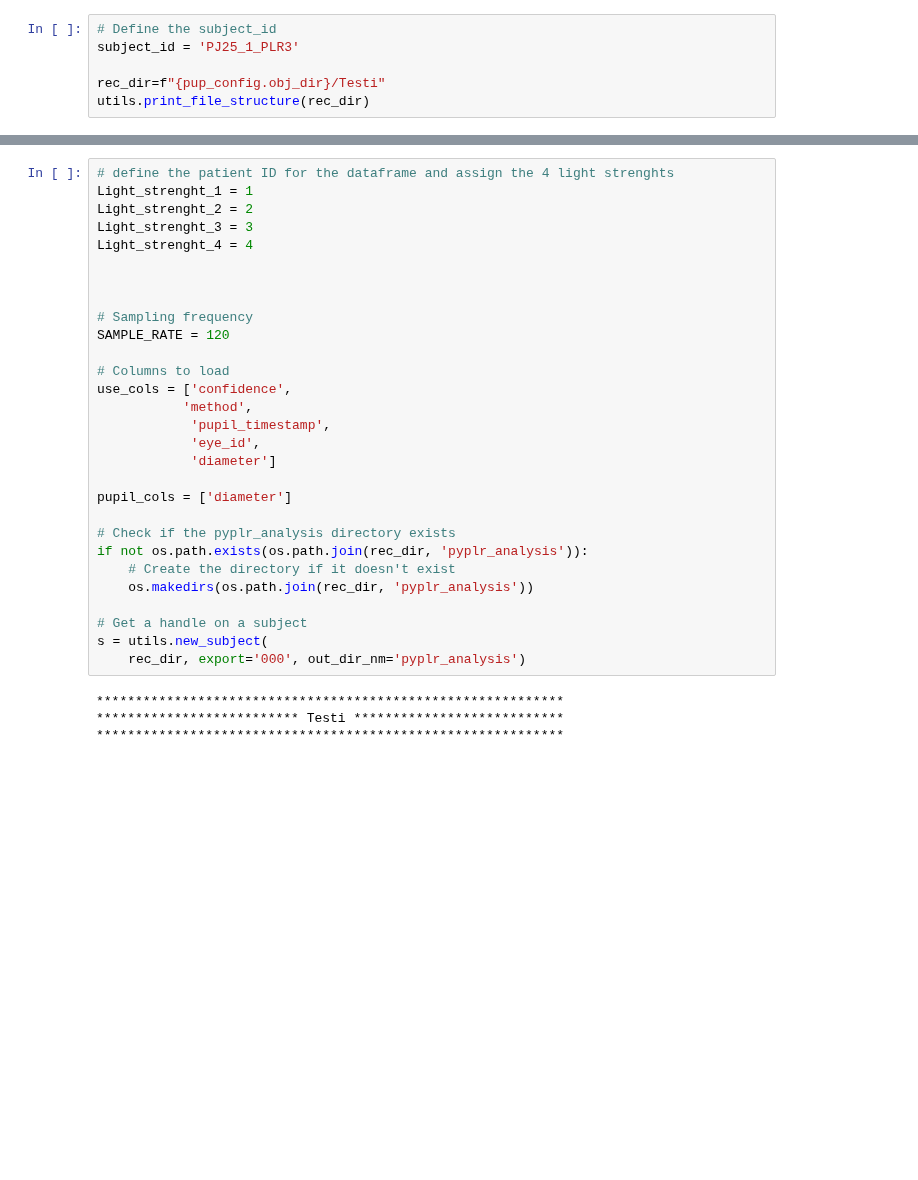
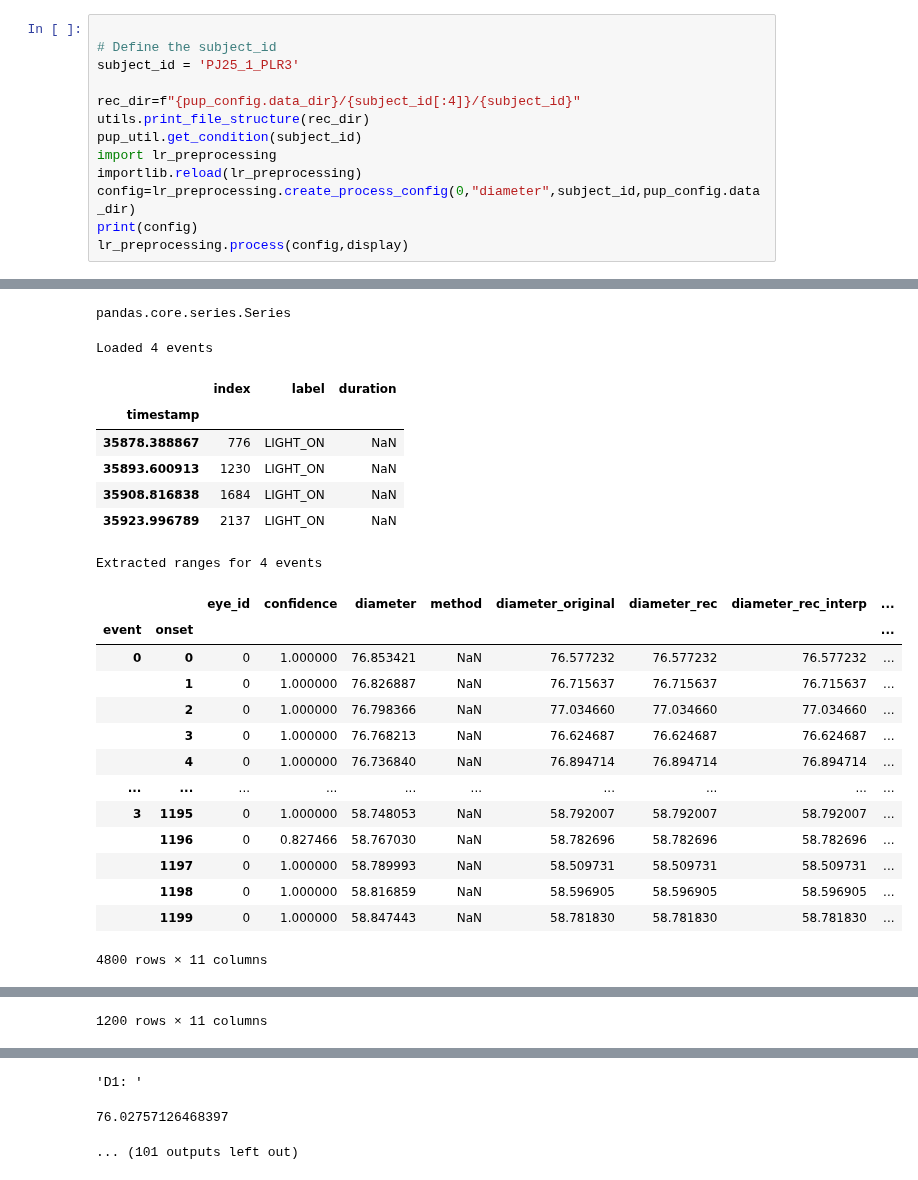
Before and after one commit to KathaMei/Pupille, a Jupyter notebook: Lichtreflex/PLR-Skript-Analysis.ipynb, the cells around one changed output, grey strips where cells are left out. Saved outputs shown, nothing was run; the diff lists cells and outputs as text; blank space fills up the shorter version.

Commit message:
Lichtreflext: paramteric processing and batching

```diff
--- a/Lichtreflex/PLR-Skript-Analysis.ipynb
+++ b/Lichtreflex/PLR-Skript-Analysis.ipynb
@@ -24,7 +30,14 @@ importlib.reload(pup_config)
 # %%
+
 # Define the subject_id
 subject_id = 'PJ25_1_PLR3'
 
-rec_dir=f"{pup_config.obj_dir}/Testi"
+rec_dir=f"{pup_config.data_dir}/{subject_id[:4]}/{subject_id}"
 utils.print_file_structure(rec_dir)
+pup_util.get_condition(subject_id)
+import lr_preprocessing
+importlib.reload(lr_preprocessing)
+config=lr_preprocessing.create_process_config(0,"diameter",subject_id,pup_config.data_dir)
+print(config)
+lr_preprocessing.process(config,display)
 # %% [output]
@@ -35,0 +61,23 @@ Testi/
+pandas.core.series.Series
+Loaded 4 events
+|  | index | label | duration |
+| timestamp |  |  |  |
+| 35878.388867 | 776 | LIGHT_ON | NaN |
+| 35893.600913 | 1230 | LIGHT_ON | NaN |
+| 35908.816838 | 1684 | LIGHT_ON | NaN |
+| 35923.996789 | 2137 | LIGHT_ON | NaN |
+Extracted ranges for 4 events
+|  |  | eye_id | confidence | diameter | method | diameter_original | diameter_rec | diameter_rec_interp | ... |
+| event | onset |  |  |  |  |  |  |  | ... |
+| 0 | 0 | 0 | 1.000000 | 76.853421 | NaN | 76.577232 | 76.577232 | 76.577232 | ... |
+|  | 1 | 0 | 1.000000 | 76.826887 | NaN | 76.715637 | 76.715637 | 76.715637 | ... |
+|  | 2 | 0 | 1.000000 | 76.798366 | NaN | 77.034660 | 77.034660 | 77.034660 | ... |
+|  | 3 | 0 | 1.000000 | 76.768213 | NaN | 76.624687 | 76.624687 | 76.624687 | ... |
+|  | 4 | 0 | 1.000000 | 76.736840 | NaN | 76.894714 | 76.894714 | 76.894714 | ... |
+| ... | ... | ... | ... | ... | ... | ... | ... | ... | ... |
+| 3 | 1195 | 0 | 1.000000 | 58.748053 | NaN | 58.792007 | 58.792007 | 58.792007 | ... |
+|  | 1196 | 0 | 0.827466 | 58.767030 | NaN | 58.782696 | 58.782696 | 58.782696 | ... |
+|  | 1197 | 0 | 1.000000 | 58.789993 | NaN | 58.509731 | 58.509731 | 58.509731 | ... |
+|  | 1198 | 0 | 1.000000 | 58.816859 | NaN | 58.596905 | 58.596905 | 58.596905 | ... |
+|  | 1199 | 0 | 1.000000 | 58.847443 | NaN | 58.781830 | 58.781830 | 58.781830 | ... |
+4800 rows × 11 columns
@@ -35,0 +97 @@ Testi/
+1200 rows × 11 columns
@@ -36,33 +112,3 @@ Testi/
+'D1: '
+76.02757126468397
+... (101 outputs left out)
-# %%
-# define the patient ID for the dataframe and assign the 4 light strenghts
-Light_strenght_1 = 1
-Light_strenght_2 = 2
-Light_strenght_3 = 3
-Light_strenght_4 = 4
-
-
-
-# Sampling frequency
-SAMPLE_RATE = 120
-
-# Columns to load
-use_cols = ['confidence',
-           'method',
-            'pupil_timestamp',
-            'eye_id',
-            'diameter']
-
-pupil_cols = ['diameter']
-
-# Check if the pyplr_analysis directory exists
-if not os.path.exists(os.path.join(rec_dir, 'pyplr_analysis')):
-    # Create the directory if it doesn't exist
-    os.makedirs(os.path.join(rec_dir, 'pyplr_analysis'))
-
-# Get a handle on a subject
-s = utils.new_subject(
-    rec_dir, export='000', out_dir_nm='pyplr_analysis')
-# %% [output]
-************************************************************
-************************** Testi ***************************
-************************************************************
```
Also changed, not shown: parts of 9 cells of this notebook, 11 other files.
